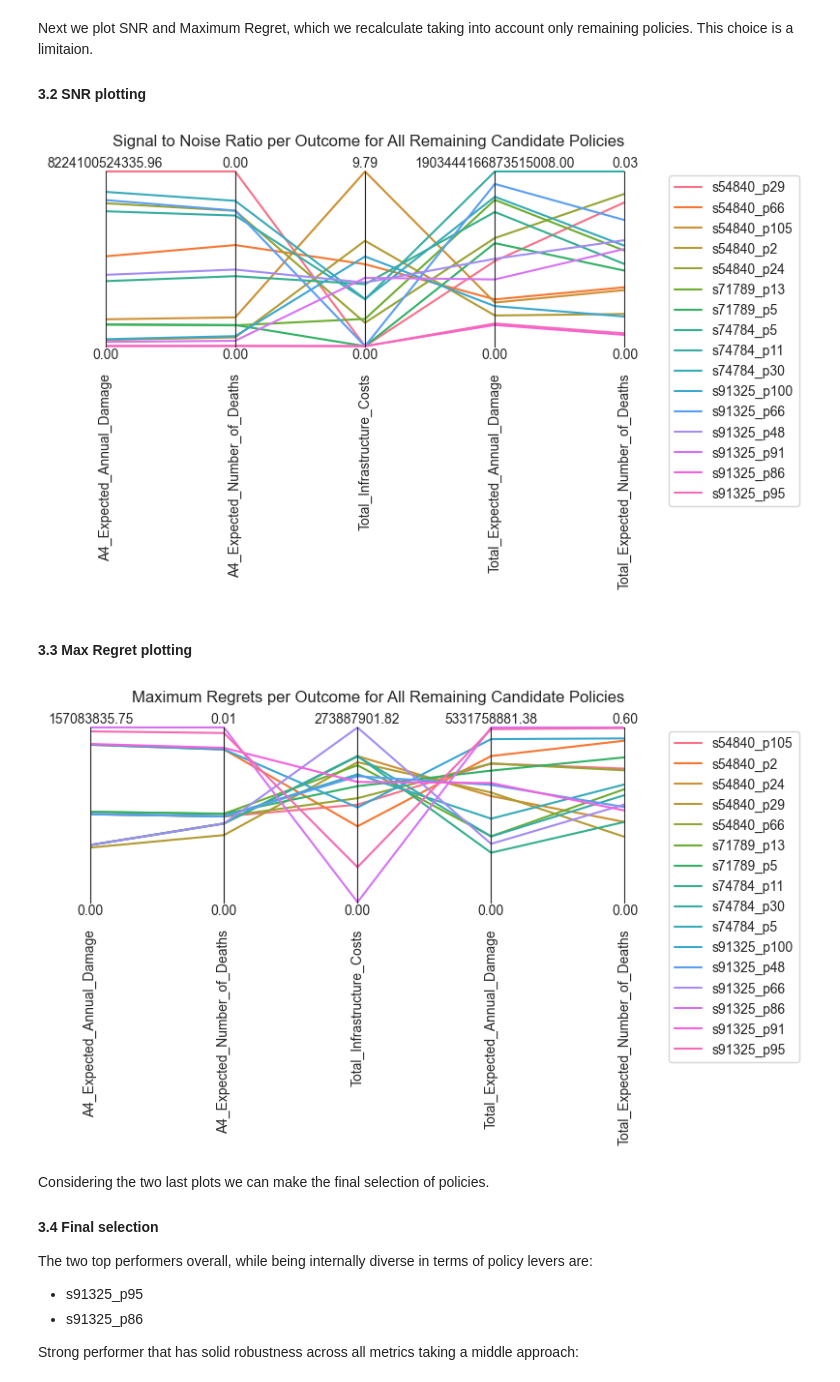
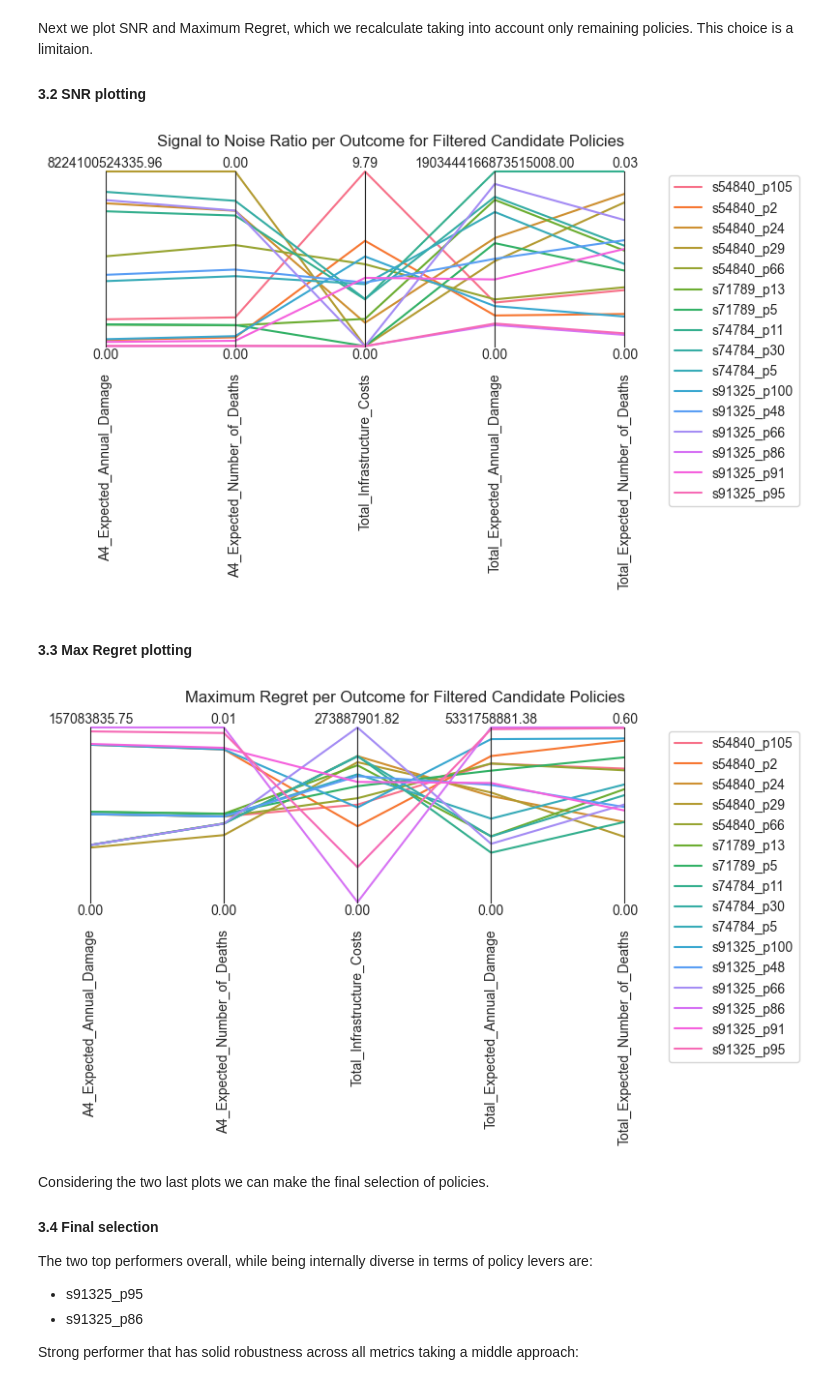
Before and after one commit to ghsher/epa1361_group15, a Jupyter notebook: final assignment/Policy Robustness.ipynb, the cells around one changed output. Drawn from its saved outputs; the diff is of its cells as text; code cells hidden in the pictures.

```diff
--- a/final assignment/Policy Robustness.ipynb
+++ b/final assignment/Policy Robustness.ipynb
@@ -505,19 +505,22 @@ for outcome in outcomes_of_interest:
 
     limits.loc[1, outcome] = all_data[outcome].max()
 limits = limits.drop(columns=['scenario'])
+# %%
+# Sort rows to match the order of Max Regret
+all_data = all_data.sort_index()
 # %%
 # Plot SNR pairplot
 colors = sns.color_palette("husl", all_data.shape[0])
 paraxes = parcoords.ParallelAxes(limits, fontsize=10)
 
 for i, (index, row) in enumerate(all_data.iterrows()):
     paraxes.plot(row.to_frame().T, label=str(index), color=colors[i])
 
 paraxes.legend()
-plt.title(f'Signal to Noise Ratio per Outcome for All Remaining Candidate Policies', loc='right')
+plt.title(f'Signal to Noise Ratio per Outcome for Filtered Candidate Policies', loc='right')
 plt.savefig('img/snr__filtered_pairplot.png')
 # %% [output]
-[figure, old version]
+[figure, new version]
 # %% [markdown]
 #### 3.3 Max Regret plotting
 # %%
@@ -554,10 +557,10 @@ for i, (index, row) in enumerate(data.iterrows()):
     paraxes.plot(row.to_frame().T, label=str(index), color=colors[i])
 
 paraxes.legend()
-plt.title(f'Maximum Regrets per Outcome for All Remaining Candidate Policies', loc='right')
+plt.title(f'Maximum Regret per Outcome for Filtered Candidate Policies', loc='right')
 plt.savefig('img/regret__filtered_pairplot.png')
 # %% [output]
-[figure, old version]
+[figure, new version]
 # %% [markdown]
 Considering the two last plots we can make the final selection of policies.
 #### 3.4 Final selection
```
Also changed, not shown: parts of 1 cell of this notebook, 3 other files.
